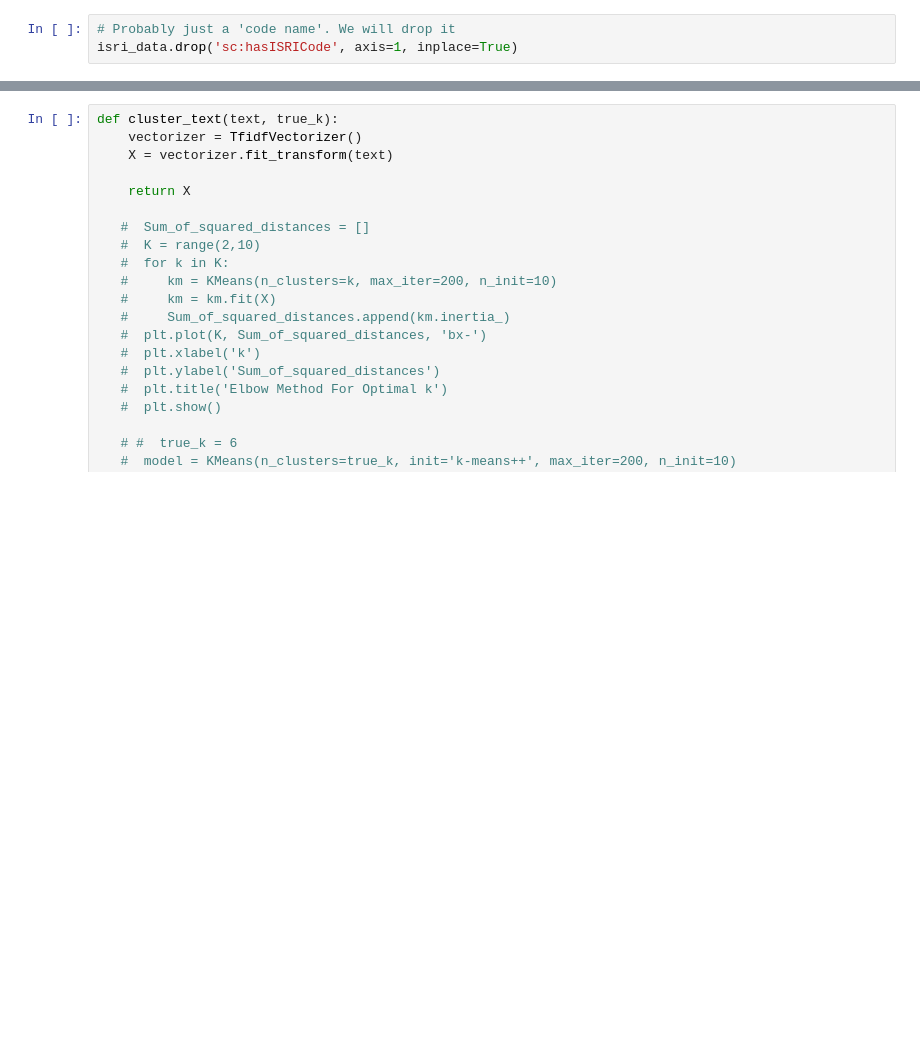
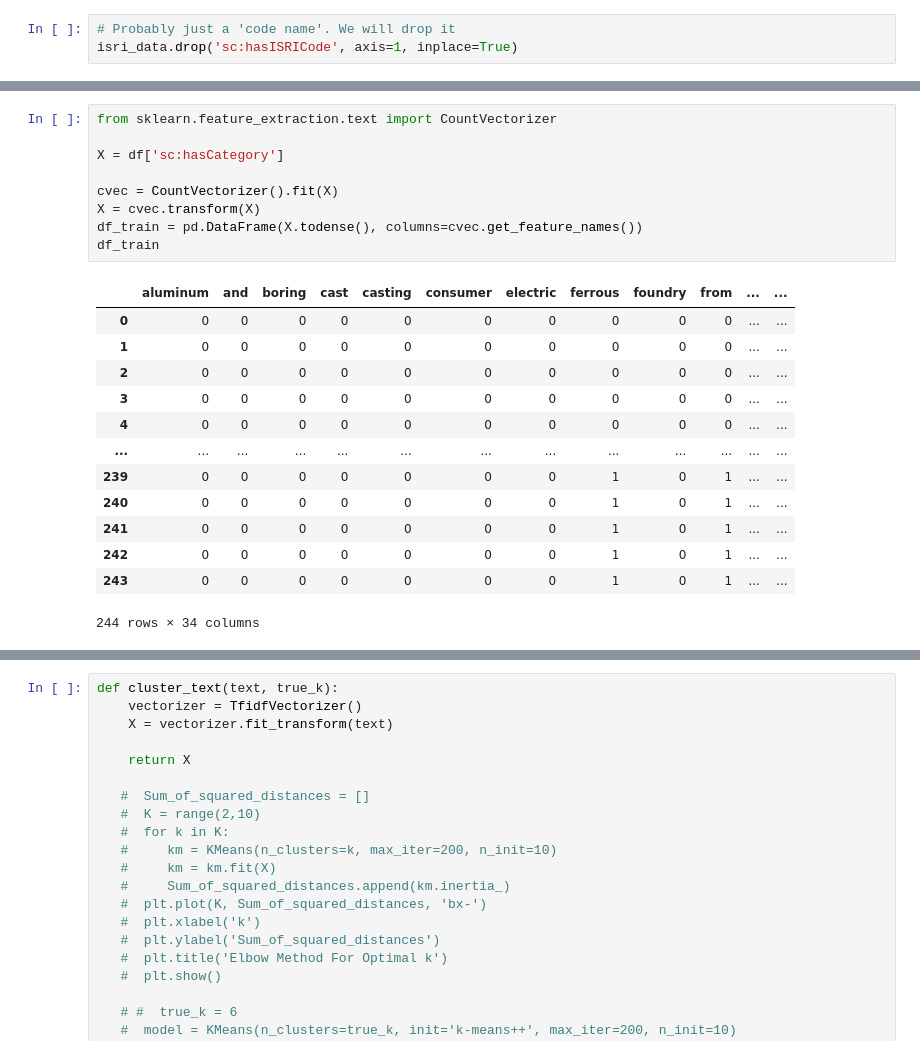
Before and after one commit to costasmexis/phd, a Jupyter notebook: scrap/scrap_similarity.ipynb, the cells around one changed output, grey strips where cells are left out. Drawn from its saved outputs; the diff is of its cells as text; blank space fills up the shorter version.

```diff
--- a/scrap/scrap_similarity.ipynb
+++ b/scrap/scrap_similarity.ipynb
@@ -273,0 +383,23 @@ isri_data.head(2)
+# %%
+from sklearn.feature_extraction.text import CountVectorizer
+
+X = df['sc:hasCategory']
+
+cvec = CountVectorizer().fit(X)
+X = cvec.transform(X)
+df_train = pd.DataFrame(X.todense(), columns=cvec.get_feature_names())
+df_train
+# %% [output]
+|  | aluminum | and | boring | cast | casting | consumer | electric | ferrous | foundry | from | ... | ... |
+| 0 | 0 | 0 | 0 | 0 | 0 | 0 | 0 | 0 | 0 | 0 | ... | ... |
+| 1 | 0 | 0 | 0 | 0 | 0 | 0 | 0 | 0 | 0 | 0 | ... | ... |
+| 2 | 0 | 0 | 0 | 0 | 0 | 0 | 0 | 0 | 0 | 0 | ... | ... |
+| 3 | 0 | 0 | 0 | 0 | 0 | 0 | 0 | 0 | 0 | 0 | ... | ... |
+| 4 | 0 | 0 | 0 | 0 | 0 | 0 | 0 | 0 | 0 | 0 | ... | ... |
+| ... | ... | ... | ... | ... | ... | ... | ... | ... | ... | ... | ... | ... |
+| 239 | 0 | 0 | 0 | 0 | 0 | 0 | 0 | 1 | 0 | 1 | ... | ... |
+| 240 | 0 | 0 | 0 | 0 | 0 | 0 | 0 | 1 | 0 | 1 | ... | ... |
+| 241 | 0 | 0 | 0 | 0 | 0 | 0 | 0 | 1 | 0 | 1 | ... | ... |
+| 242 | 0 | 0 | 0 | 0 | 0 | 0 | 0 | 1 | 0 | 1 | ... | ... |
+| 243 | 0 | 0 | 0 | 0 | 0 | 0 | 0 | 1 | 0 | 1 | ... | ... |
+244 rows × 34 columns
```
Also changed, not shown: parts of 75 cells of this notebook, 1 other file.
